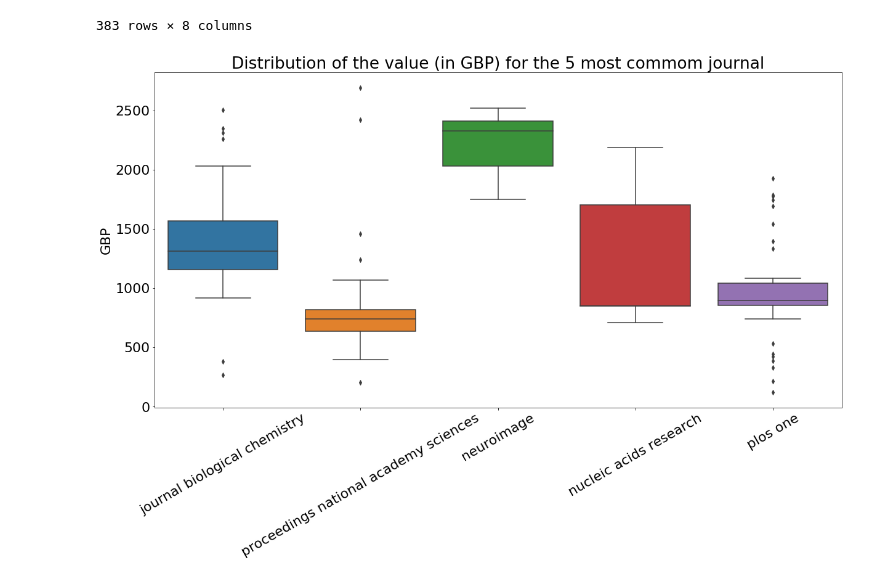
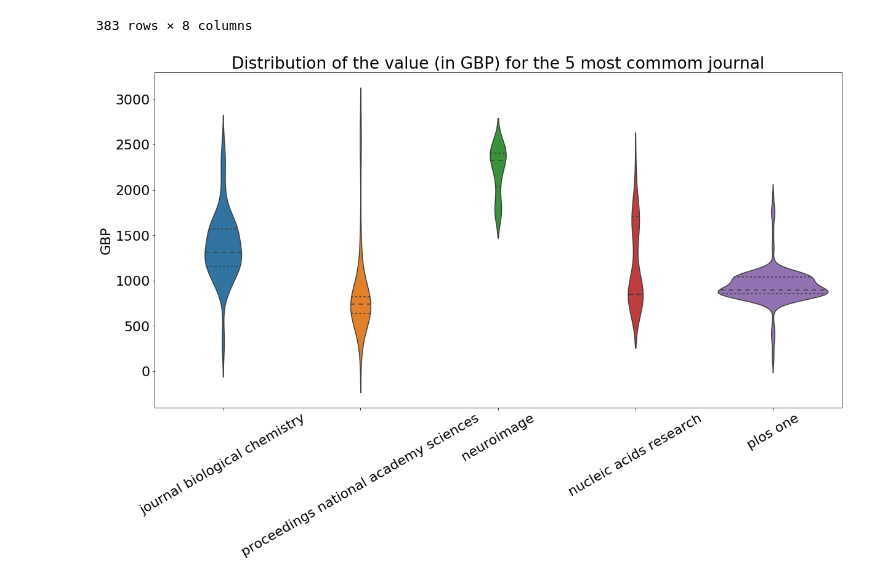
Before and after one commit to percevalve/test, a Jupyter notebook: Data cleaning.ipynb, the cells around one changed output. Drawn from its saved outputs; the diff is of its cells as text; code cells hidden in the pictures.

```diff
--- a/Data cleaning.ipynb
+++ b/Data cleaning.ipynb
@@ -614,14 +622,15 @@ for_data[for_data.journal_new.isin(best[:5].index)]
 # %%
 plt.rcParams['figure.figsize'] = (20.0, 10.0)
 plt.rcParams.update({'font.size': 22})
-g = sns.violinplot(data=for_data[for_data.journal_new.isin(best[:5].index)],y="value",x='journal_new',scale : {“area”, “count”)
+g = sns.violinplot(data=for_data[for_data.journal_new.isin(best[:5].index)],
+                   y="value",x='journal_new',scale = 'count',inner = 'quartile')
 g.set_title("Distribution of the value (in GBP) for the 5 most commom journal");
 g.set_xlabel("");
 g.set_ylabel("GBP");
 plt.xticks(rotation=30);
 # Any results you write to the current d
 # %% [output]
-[figure, old version]
+[figure, new version]
 # %%
 for_data.value.sum()
 # %% [output]
```
Also changed, not shown: parts of 10 cells of this notebook, 2 other files.
